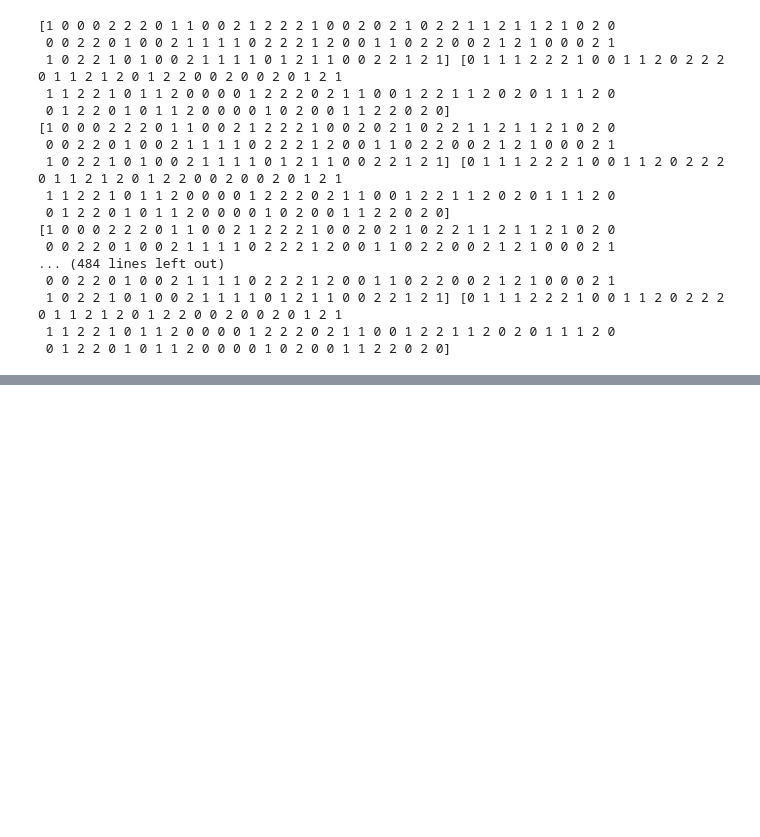
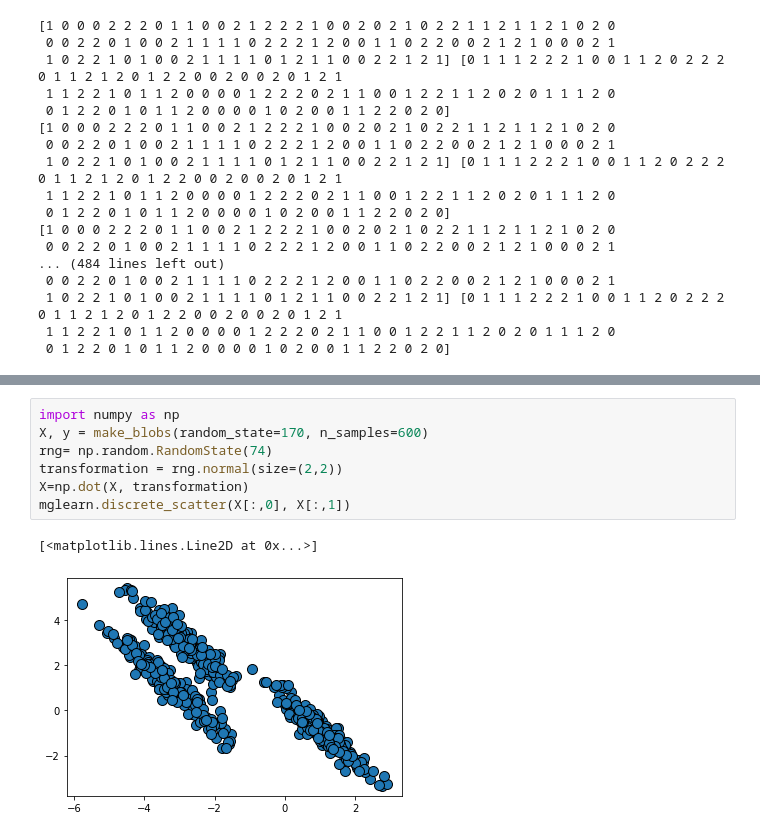
Before and after one commit to c910531/Python, a Jupyter notebook: 2021.06.24 비지도학습.ipynb, the cells around one changed output, grey strips where cells are left out. Saved outputs shown, nothing was run; the diff lists cells and outputs as text; blank space fills up the shorter version.

```diff
--- a/2021.06.24 비지도학습.ipynb
+++ b/2021.06.24 비지도학습.ipynb
@@ -35,0 +62,10 @@ for i in range(len(y)):
+# %%
+import numpy as np
+X, y = make_blobs(random_state=170, n_samples=600)
+rng= np.random.RandomState(74)
+transformation = rng.normal(size=(2,2))
+X=np.dot(X, transformation)
+mglearn.discrete_scatter(X[:,0], X[:,1])
+# %% [output]
+[<matplotlib.lines.Line2D at 0x...>]
+[figure, added]
```
Also changed, not shown: parts of 10 cells of this notebook.
